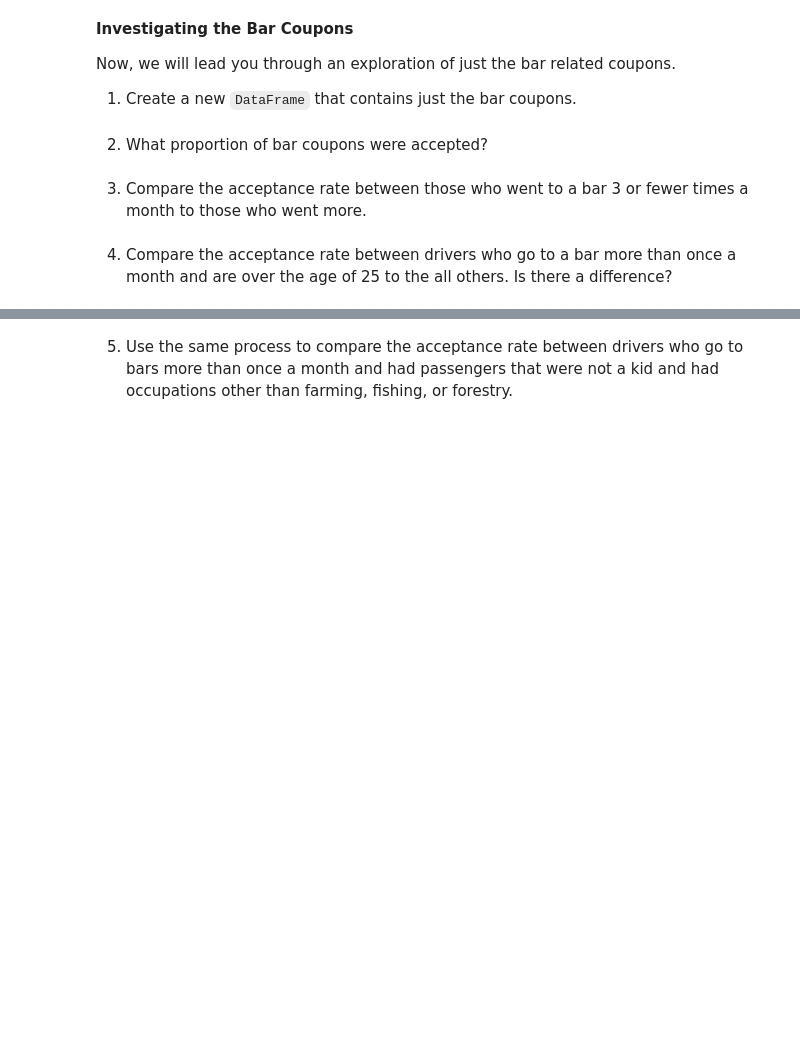
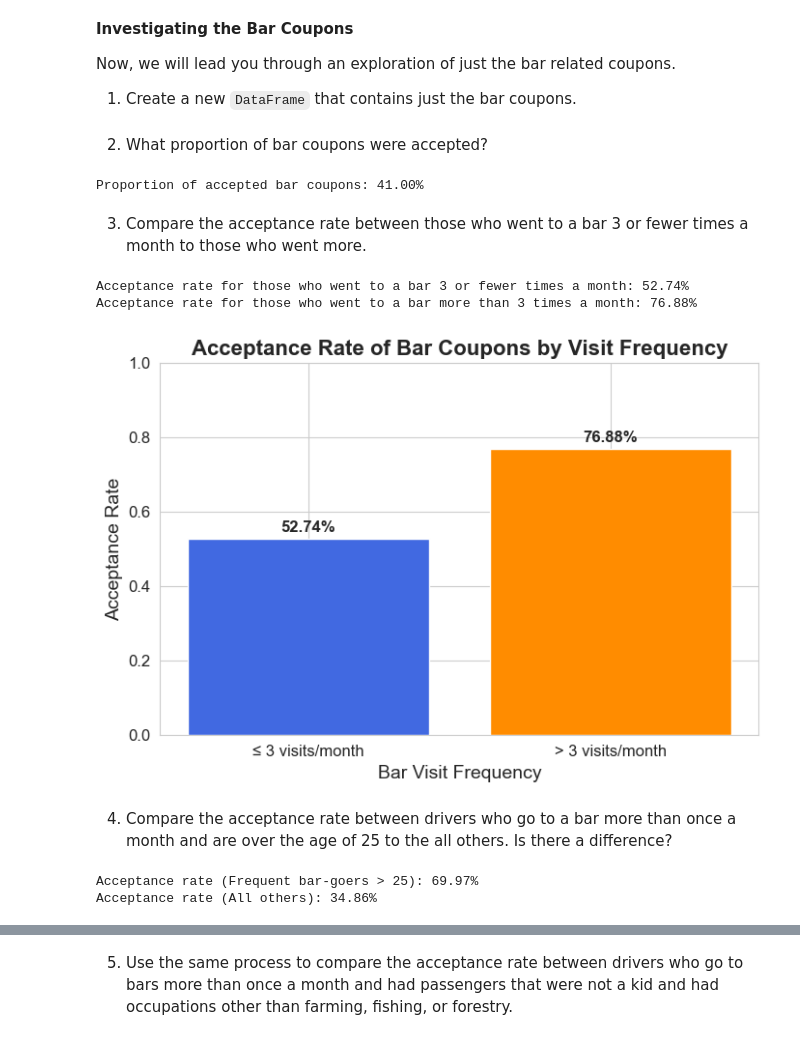
Before and after one commit to ai-by-nic/customer_coupon, a Jupyter notebook: prompt.ipynb, the cells around one changed output, grey strips where cells are left out. Saved outputs shown, nothing was run; the diff lists cells and outputs as text; code cells hidden in the pictures; blank space fills up the shorter version.

```diff
--- a/prompt.ipynb
+++ b/prompt.ipynb
@@ -142,6 +319,85 @@ Now, we will lead you through an exploration of just the bar related coupons.
 # %% [markdown]
 2. What proportion of bar coupons were accepted?
+# %%
+# Count accepted and rejected coupons
+bar_acceptance_counts = bar_coupons_df['Y'].value_counts(normalize=True)
+
+# Get the proportion of accepted coupons (Y = 1)
+accepted_proportion = bar_acceptance_counts[1]
+
+# Print the result
+print(f"Proportion of accepted bar coupons: {accepted_proportion:.2%}")
+# %% [output]
+Proportion of accepted bar coupons: 41.00%
 # %% [markdown]
 3. Compare the acceptance rate between those who went to a bar 3 or fewer times a month to those who went more.
+# %%
+# Create two groups
+low_bar_visitors = bar_coupons_df[bar_coupons_df['Bar'].isin(["less1", "1~3"])] # Excluding "never" as this is to compare those who went to a bar
+high_bar_visitors = bar_coupons_df[bar_coupons_df['Bar'].isin(["4~8", "gt8"])]
+
+# Calculate the acceptance rate for both groups
+low_acceptance_rate = low_bar_visitors['Y'].mean()
+high_acceptance_rate = high_bar_visitors['Y'].mean()
+
+# Print results
+print(f"Acceptance rate for those who went to a bar 3 or fewer times a month: {low_acceptance_rate:.2%}")
+print(f"Acceptance rate for those who went to a bar more than 3 times a month: {high_acceptance_rate:.2%}")
+# %% [output]
+Acceptance rate for those who went to a bar 3 or fewer times a month: 52.74%
+Acceptance rate for those who went to a bar more than 3 times a month: 76.88%
+# %%
+# Data for plotting
+categories = ["≤ 3 visits/month", "> 3 visits/month"]
+rates = [low_acceptance_rate, high_acceptance_rate]
+
+# Create bar plot
+plt.figure(figsize=(8, 5))
+plt.bar(categories, rates, color=['royalblue', 'darkorange'])
+
+# Customize labels and title
+plt.ylabel("Acceptance Rate", fontsize=14)
+plt.xlabel("Bar Visit Frequency", fontsize=14)
+plt.title("Acceptance Rate of Bar Coupons by Visit Frequency", fontsize=16, fontweight="bold")
+plt.ylim(0, 1)  # Scale y-axis from 0% to 100%
+plt.xticks(fontsize=12)
+plt.yticks(fontsize=12)
+
+# Add percentage labels on bars
+for i, rate in enumerate(rates):
+    plt.text(i, rate + 0.02, f"{rate:.2%}", ha='center', fontsize=12, fontweight="bold")
+
+plt.show()
+# %% [output]
+[figure, added]
 # %% [markdown]
 4. Compare the acceptance rate between drivers who go to a bar more than once a month and are over the age of 25 to the all others.  Is there a difference?
+# %%
+# Ensure we are working with a copy to avoid SettingWithCopyWarning
+bar_coupons_df = bar_coupons_df.copy()
+
+# Convert age to numeric
+bar_coupons_df['age'] = pd.to_numeric(bar_coupons_df['age'], errors='coerce')
+
+# Group 1: Frequent bar-goers (more than once a month) AND over 25
+frequent_bar_goers_over_25 = bar_coupons_df[
+    (bar_coupons_df['Bar'].isin(["1~3", "4~8", "gt8"])) &
+    (bar_coupons_df['age'] > 25)
+]
+
+# Group 2: All other drivers
+all_other_drivers = bar_coupons_df[~(
+    (bar_coupons_df['Bar'].isin(["1~3", "4~8", "gt8"])) &
+    (bar_coupons_df['age'] > 25)
+)]
+
+# Compute acceptance rates
+frequent_bar_goers_over_25_acceptance = frequent_bar_goers_over_25['Y'].mean()
+all_other_drivers_acceptance = all_other_drivers['Y'].mean()
+
+# Print results
+print(f"Acceptance rate (Frequent bar-goers > 25): {frequent_bar_goers_over_25_acceptance:.2%}")
+print(f"Acceptance rate (All others): {all_other_drivers_acceptance:.2%}")
+# %% [output]
+Acceptance rate (Frequent bar-goers > 25): 69.97%
+Acceptance rate (All others): 34.86%
```
Also changed, not shown: parts of 22 cells of this notebook.
